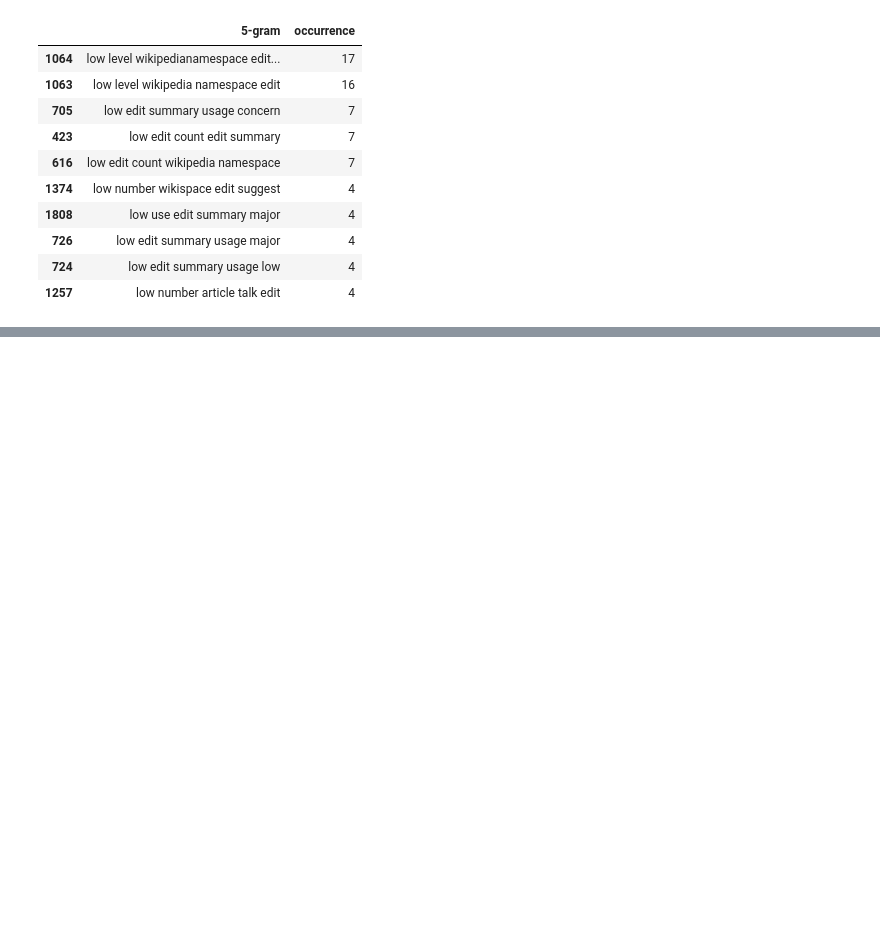
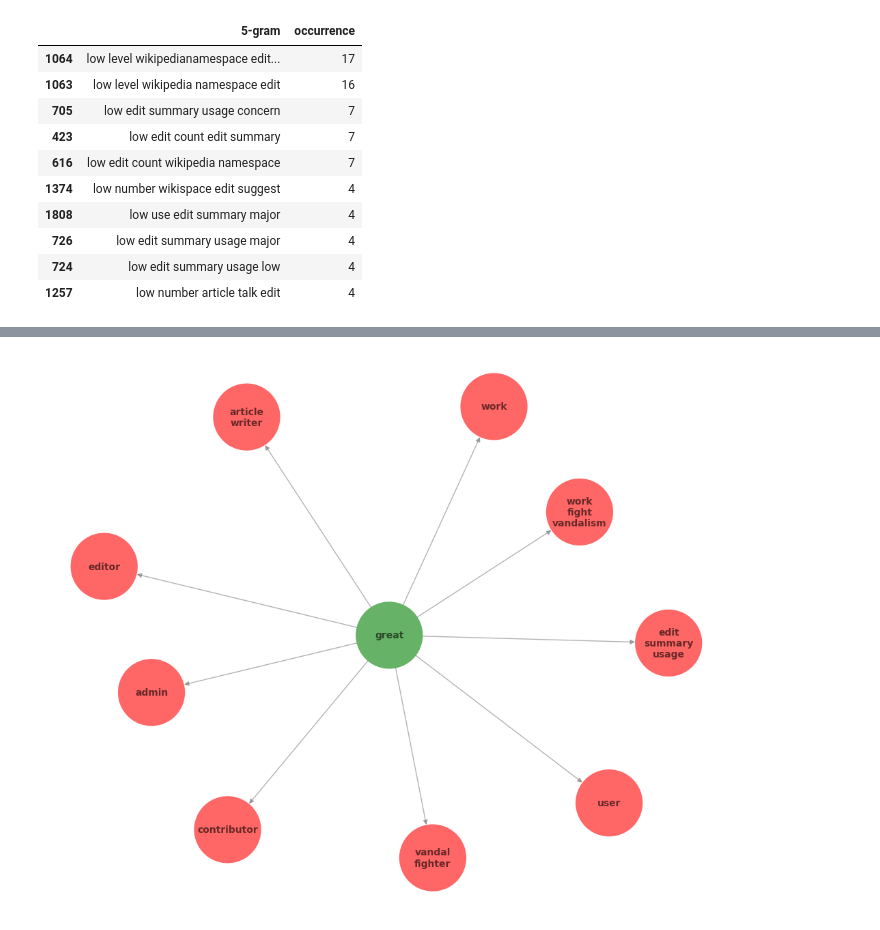
Before and after one commit to epfl-ada/ada-2023-project-datanauts23, a Jupyter notebook: milestone_3_Liandro.ipynb, the cells around one changed output, grey strips where cells are left out. Drawn from its saved outputs; the diff is of its cells as text; code cells hidden in the pictures; blank space fills up the shorter version.

```diff
--- a/milestone_3_Liandro.ipynb
+++ b/milestone_3_Liandro.ipynb
@@ -2892,0 +3068,39 @@ df_5gram_occurrence.head(10)
+# %%
+text_data = [
+    "great admin",
+    "great editor",
+    "great user",
+    "great work",
+    "great contributor",
+    "great vandal fighter",
+    "great article writer",
+    "great edit summary usage",
+    "great work fight vandalism"
+]
+
+
+G = nx.DiGraph()
+
+# Add "great" and center
+G.add_node("great", size=3000, color='blue', font_size=20, font_color='black', font_weight='bold')
+
+# Add other nodes and link with "great"
+for expression in text_data:
+    words = expression.split()
+    node_label = '\n'.join(words[1:])
+    G.add_node(node_label)
+    G.add_edge("great", node_label)
+
+pos = nx.spring_layout(G)
+
+node_sizes = [100 if node == 'great' else 30 for node in G.nodes]
+
+node_colors = ['green' if node == 'great' else 'red' for node in G.nodes]
+
+plt.figure(figsize=(10, 8))
+nx.draw(G, pos, with_labels=True, font_size=10, font_color='black', font_weight='bold',
+        node_size=5000, node_color=node_colors, edge_color='gray', linewidths=0, alpha=0.6)
+#plt.savefig("great.png", format="png")
+plt.show()
+# %% [output]
+[figure, added]
```
Also changed, not shown: parts of 36 cells of this notebook.
